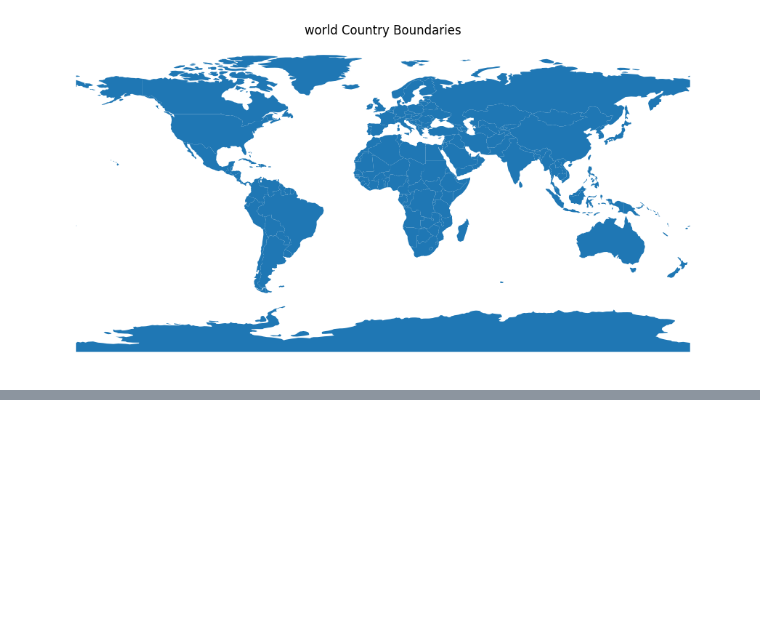
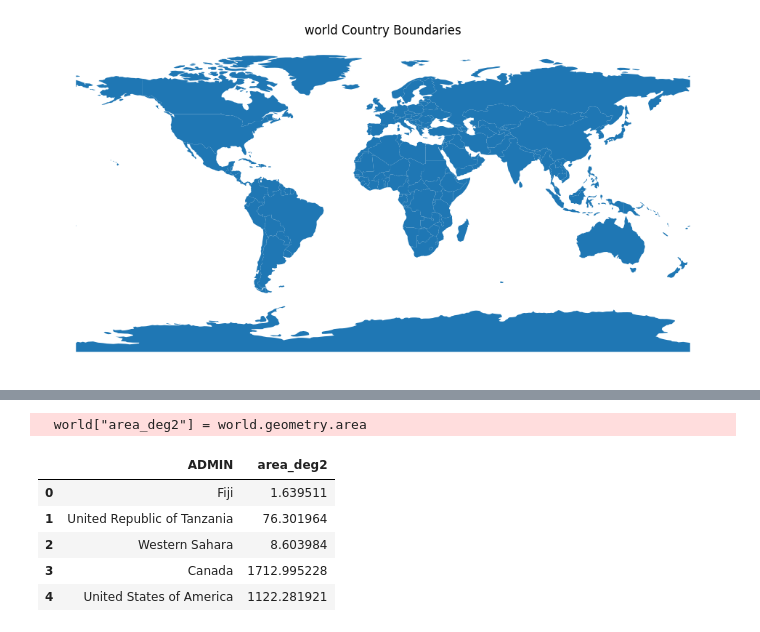
Before and after one commit to aakarsh-dev-commits/population-urban-explorer, a Jupyter notebook: notebooks/01_explore_data.ipynb, the cells around one changed output, grey strips where cells are left out. Drawn from its saved outputs; the diff is of its cells as text; code cells hidden in the pictures; blank space fills up the shorter version.

```diff
--- a/notebooks/01_explore_data.ipynb
+++ b/notebooks/01_explore_data.ipynb
@@ -66,0 +81,11 @@ plt.show()
+# %%
+world["area_deg2"] = world.geometry.area
+world[["ADMIN" , "area_deg2"]].head()
+# %% [output]
+  world["area_deg2"] = world.geometry.area
+|  | ADMIN | area_deg2 |
+| 0 | Fiji | 1.639511 |
+| 1 | United Republic of Tanzania | 76.301964 |
+| 2 | Western Sahara | 8.603984 |
+| 3 | Canada | 1712.995228 |
+| 4 | United States of America | 1122.281921 |
```
Also changed, not shown: parts of 10 cells of this notebook.
